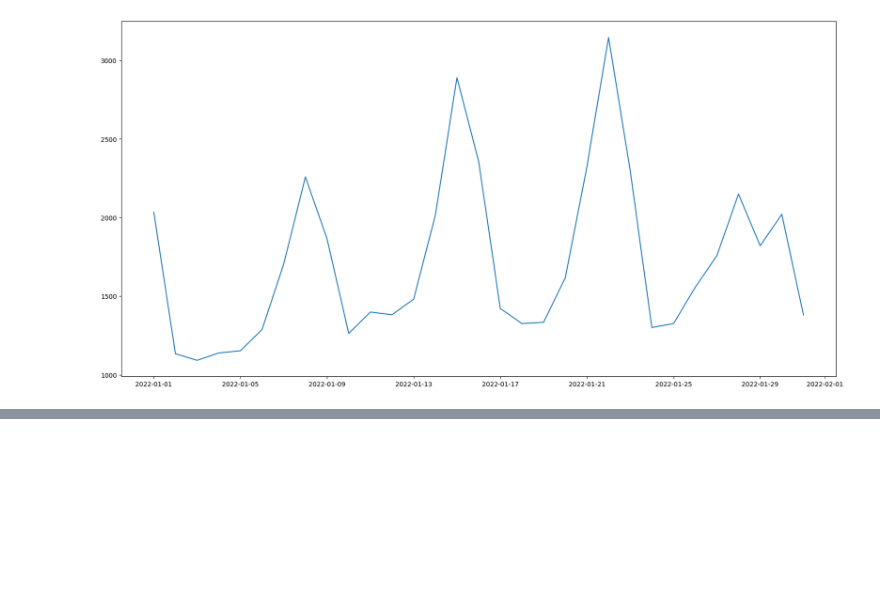
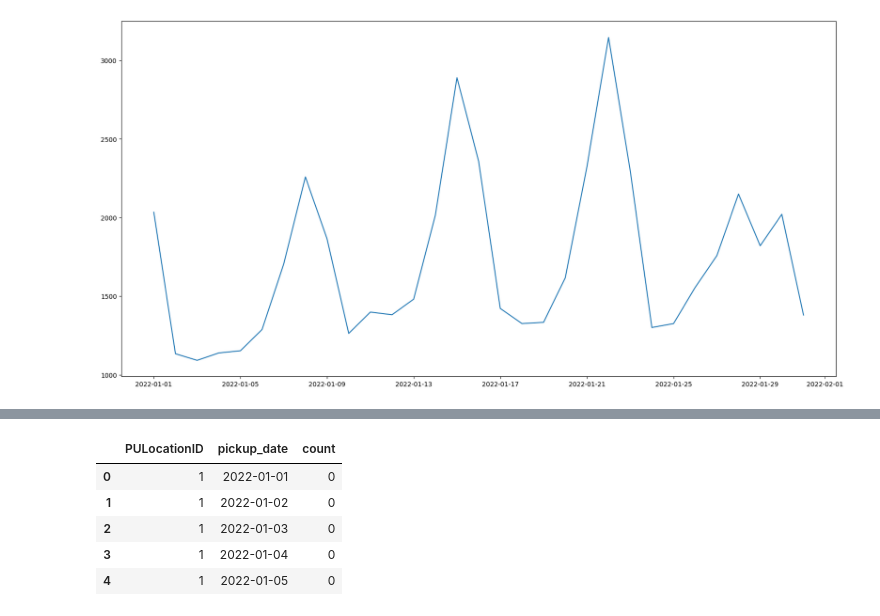
Before and after one commit to Blindshooter/tlc-nyc, a Jupyter notebook: notebooks/data_prep.ipynb, the cells around one changed output, grey strips where cells are left out. Drawn from its saved outputs; the diff is of its cells as text; code cells hidden in the pictures; blank space fills up the shorter version.

```diff
--- a/notebooks/data_prep.ipynb
+++ b/notebooks/data_prep.ipynb
@@ -197,0 +213,9 @@ result.to_csv('../data/processed/fhvhv_daily_counts.csv', index=False)
+# %%
+result.head()
+# %% [output]
+|  | PULocationID | pickup_date | count |
+| 0 | 1 | 2022-01-01 | 0 |
+| 1 | 1 | 2022-01-02 | 0 |
+| 2 | 1 | 2022-01-03 | 0 |
+| 3 | 1 | 2022-01-04 | 0 |
+| 4 | 1 | 2022-01-05 | 0 |
```
Also changed, not shown: parts of 10 cells of this notebook, 1 other file.
